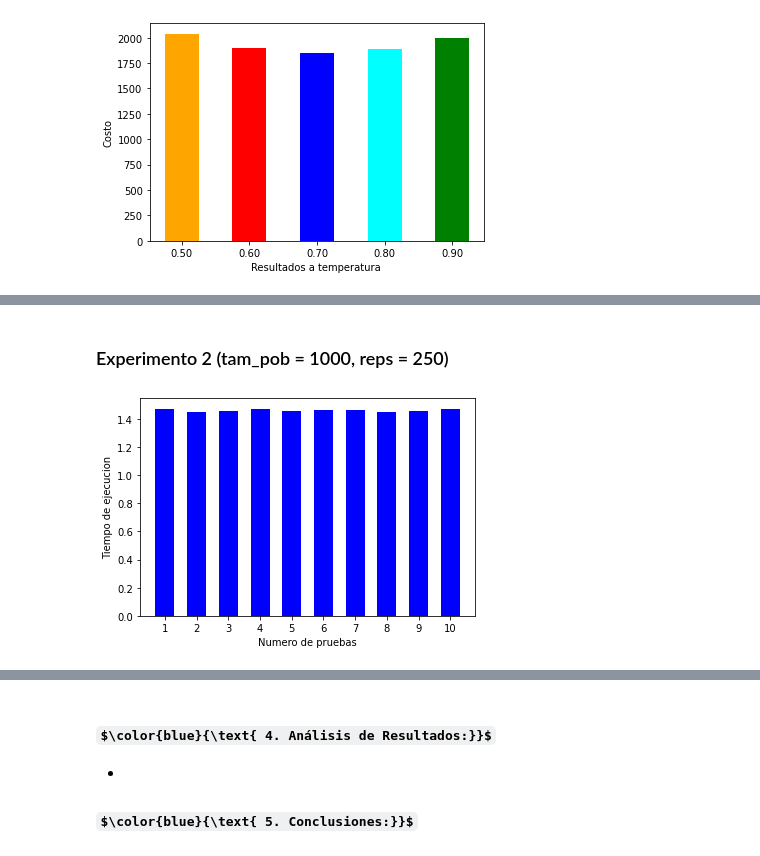
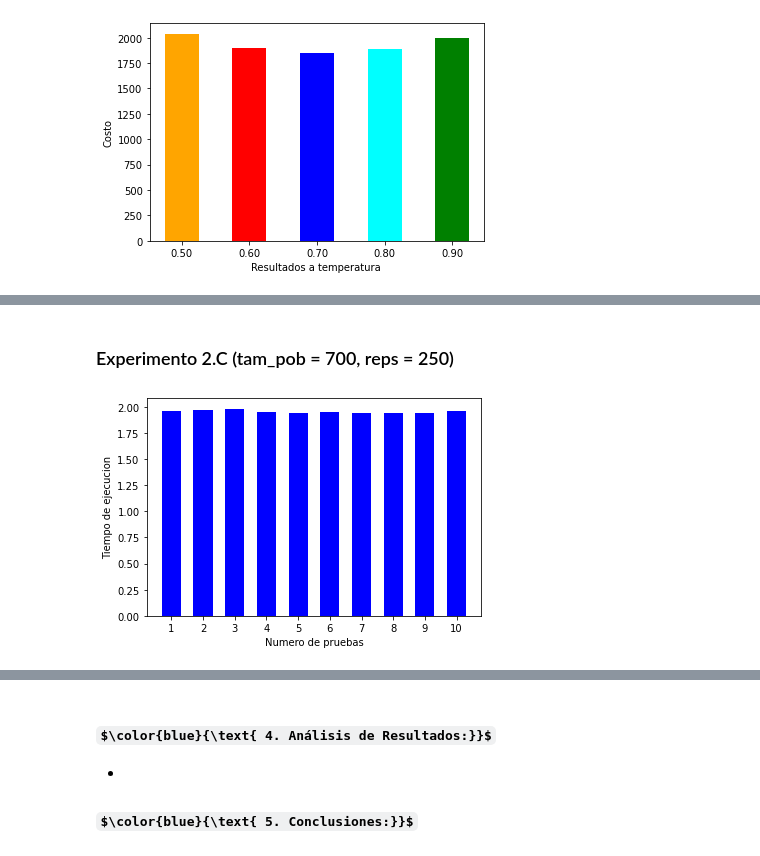
Before and after one commit to IC-3002/ic-3002-2020ii-p2-pseint, a Jupyter notebook: Cuaderno_Proyecto2.ipynb, the cells around one changed output, grey strips where cells are left out. Drawn from its saved outputs; the diff is of its cells as text; code cells hidden in the pictures; some formulas as TeX source.

```diff
--- a/Cuaderno_Proyecto2.ipynb
+++ b/Cuaderno_Proyecto2.ipynb
@@ -396,8 +398,8 @@ sol_ag_300_250 = resultados[1]
 # %% [markdown]
-### Experimento 2 (tam_pob = 1000, reps = 250)
+### Experimento 2.C (tam_pob = 700, reps = 250)
 # %%
-resultados = calcular_tiempos_ag('Alajuela', 1000, 0.1, 0.5,250 )
-tiempo_ag_1000_250 = resultados[0]
-sol_ag_1000_250 = resultados[1]
+resultados = calcular_tiempos_ag('Alajuela', 700, 0.1, 0.5,250 )
+tiempo_ag_700_250 = resultados[0]
+sol_ag_700_250 = resultados[1]
 # %% [output]
-[figure, old version]
+[figure, new version]
```
Also changed, not shown: parts of 34 cells of this notebook, 1 other file.
